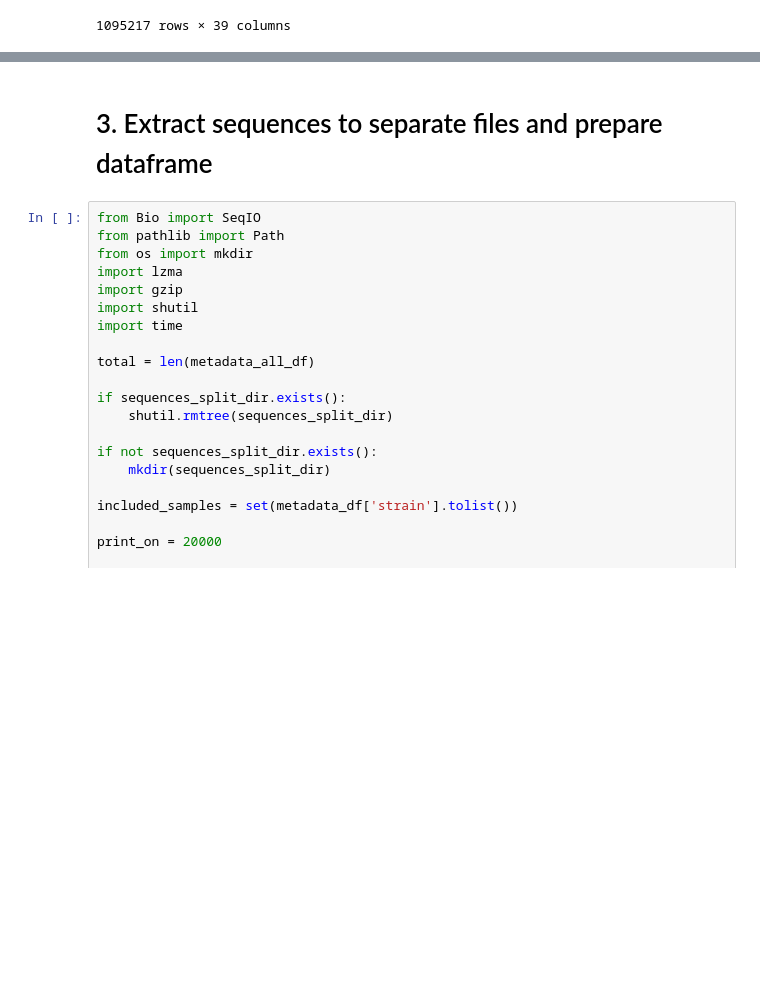
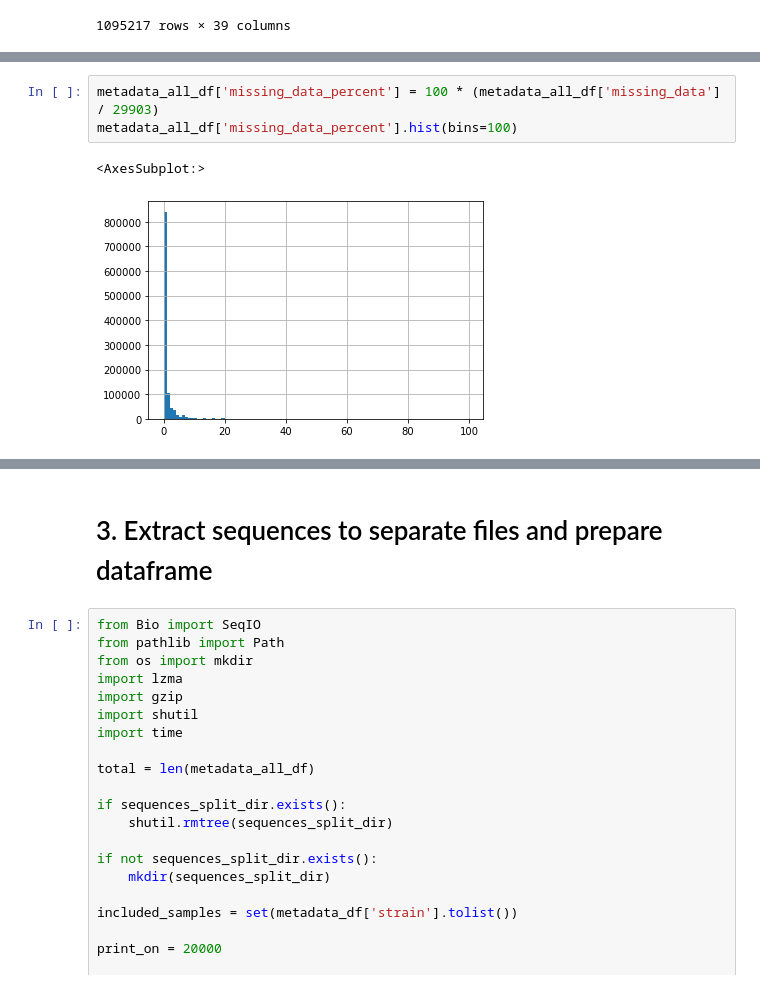
Before and after one commit to apetkau/genomics-data-index-evaluation-manuscript, a Jupyter notebook: evaluations/sars-cov-2/1-subset-sequences.ipynb, the cells around one changed output, grey strips where cells are left out. Saved outputs shown, nothing was run; the diff lists cells and outputs as text; blank space fills up the shorter version.

```diff
--- a/evaluations/sars-cov-2/1-subset-sequences.ipynb
+++ b/evaluations/sars-cov-2/1-subset-sequences.ipynb
@@ -42,0 +68,6 @@ metadata_all_df
+# %%
+metadata_all_df['missing_data_percent'] = 100 * (metadata_all_df['missing_data'] / 29903)
+metadata_all_df['missing_data_percent'].hist(bins=100)
+# %% [output]
+<AxesSubplot:>
+[figure, added]
```
Also changed, not shown: parts of 10 cells of this notebook, 2 other files.
